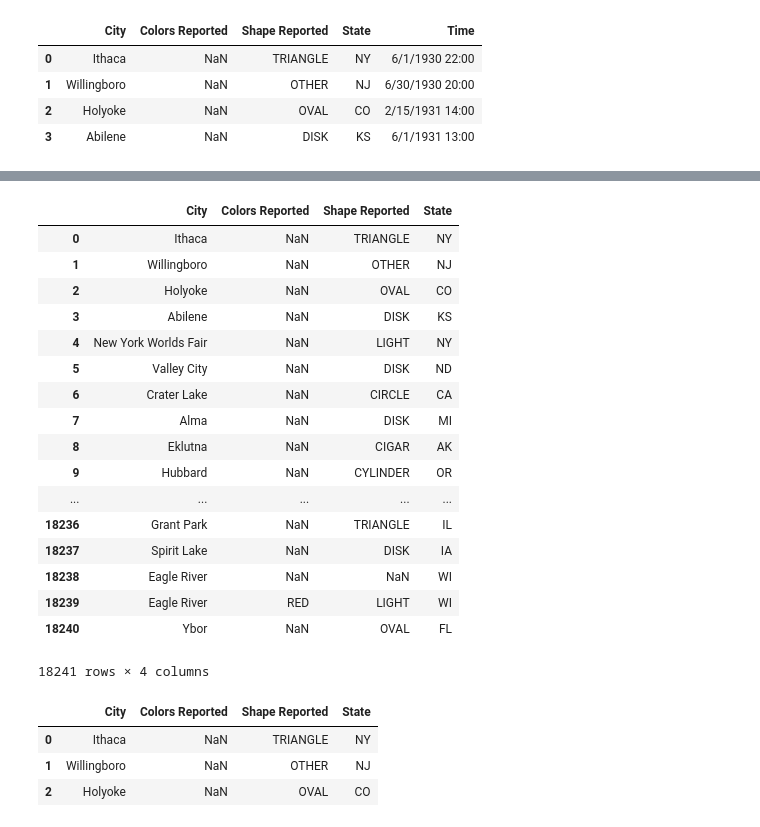
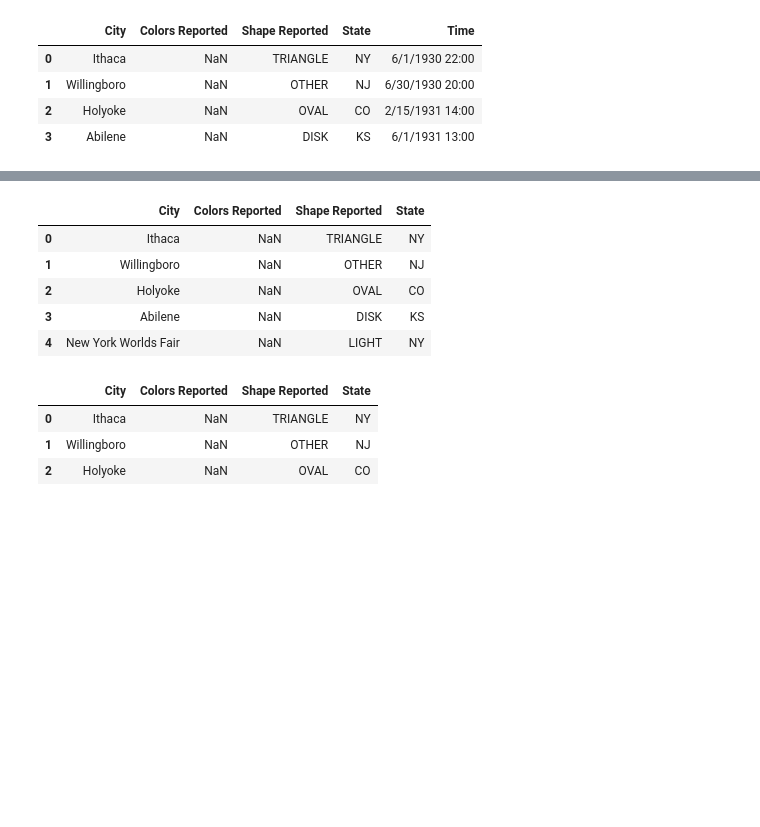
Before and after one commit to arkoneogy/mytutorials, a Jupyter notebook: python/explore/pandas_tidbits.ipynb, the cells around one changed output, grey strips where cells are left out. Saved outputs shown, nothing was run; the diff lists cells and outputs as text; code cells hidden in the pictures; blank space fills up the shorter version.

```diff
--- a/python/explore/pandas_tidbits.ipynb
+++ b/python/explore/pandas_tidbits.ipynb
@@ -87,24 +61,12 @@ ufo.loc[:, ['City', 'State']]
 # %%
-ufo.loc[:, 'City':'State']
+ufo.loc[:, 'City':'State'].head()
 # %% [output]
 |  | City | Colors Reported | Shape Reported | State |
 | 0 | Ithaca | NaN | TRIANGLE | NY |
 | 1 | Willingboro | NaN | OTHER | NJ |
 | 2 | Holyoke | NaN | OVAL | CO |
 | 3 | Abilene | NaN | DISK | KS |
 | 4 | New York Worlds Fair | NaN | LIGHT | NY |
-| 5 | Valley City | NaN | DISK | ND |
-| 6 | Crater Lake | NaN | CIRCLE | CA |
-| 7 | Alma | NaN | DISK | MI |
-| 8 | Eklutna | NaN | CIGAR | AK |
-| 9 | Hubbard | NaN | CYLINDER | OR |
-| ... | ... | ... | ... | ... |
-| 18236 | Grant Park | NaN | TRIANGLE | IL |
-| 18237 | Spirit Lake | NaN | DISK | IA |
-| 18238 | Eagle River | NaN | NaN | WI |
-| 18239 | Eagle River | RED | LIGHT | WI |
-| 18240 | Ybor | NaN | OVAL | FL |
-18241 rows × 4 columns
 # %%
 ufo.loc[0:2, 'City':'State']
 # %% [output]
```
Also changed, not shown: parts of 7 cells of this notebook.
